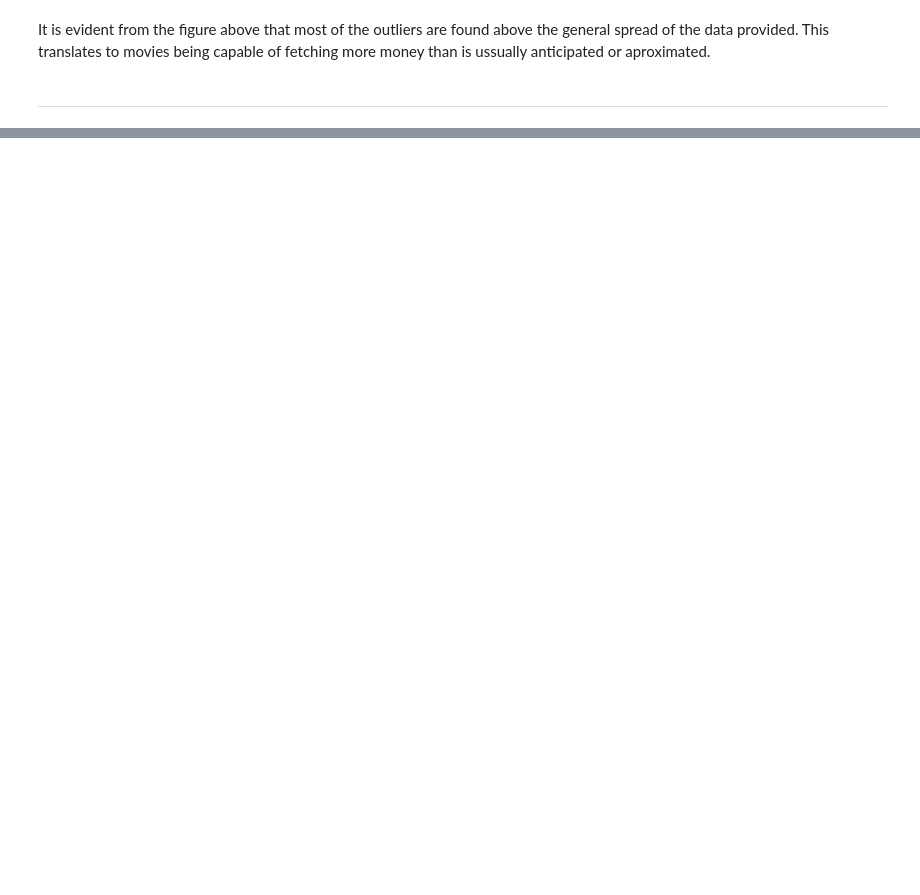
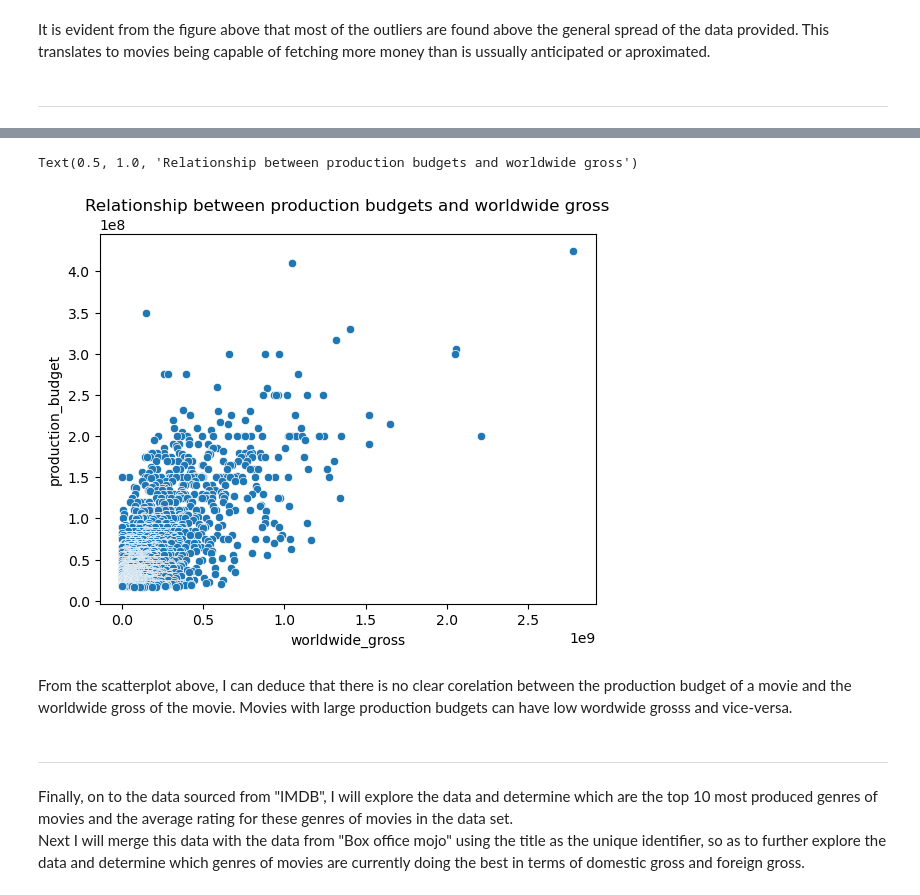
Before and after one commit to ngeny-brian/phase1-project, a Jupyter notebook: student.ipynb, the cells around one changed output, grey strips where cells are left out. Saved outputs shown, nothing was run; the diff lists cells and outputs as text; code cells hidden in the pictures; blank space fills up the shorter version.

```diff
--- a/student.ipynb
+++ b/student.ipynb
@@ -667,0 +703,17 @@ Name: averagerating, Length: 923, dtype: float64
+# %%
+# plotting a scatterplot to determine the relationship between production bugtet and the worldwide gross for movies
+
+# get a random variable for number of values to be considered
+head1 = random.randint(2100, 2900)
+
+tn_movie_budgets_ax = sns.scatterplot(tn_movie_budgets.head(head1), y='production_budget', x='worldwide_gross')
+tn_movie_budgets_ax.set_title('Relationship between production budgets and worldwide gross')
+# %% [output]
+Text(0.5, 1.0, 'Relationship between production budgets and worldwide gross')
+[figure, added]
+# %% [markdown]
+From the scatterplot above, I can deduce that there is no clear corelation between the production budget of a movie and the worldwide gross of the movie. Movies with large production budgets can have low wordwide grosss and vice-versa.
+# %% [markdown]
+***
+# %% [markdown]
+Finally, on to the data sourced from "IMDB", I will explore the data and determine which are the top 10 most produced genres of movies and the average rating for these genres of movies in the data set.<br> Next I will merge this data with the data from "Box office mojo" using the title as the unique identifier, so as to further explore the data and determine which genres of movies are currently doing the best in terms of domestic gross and foreign gross.
```
Also changed, not shown: parts of 26 cells of this notebook.
